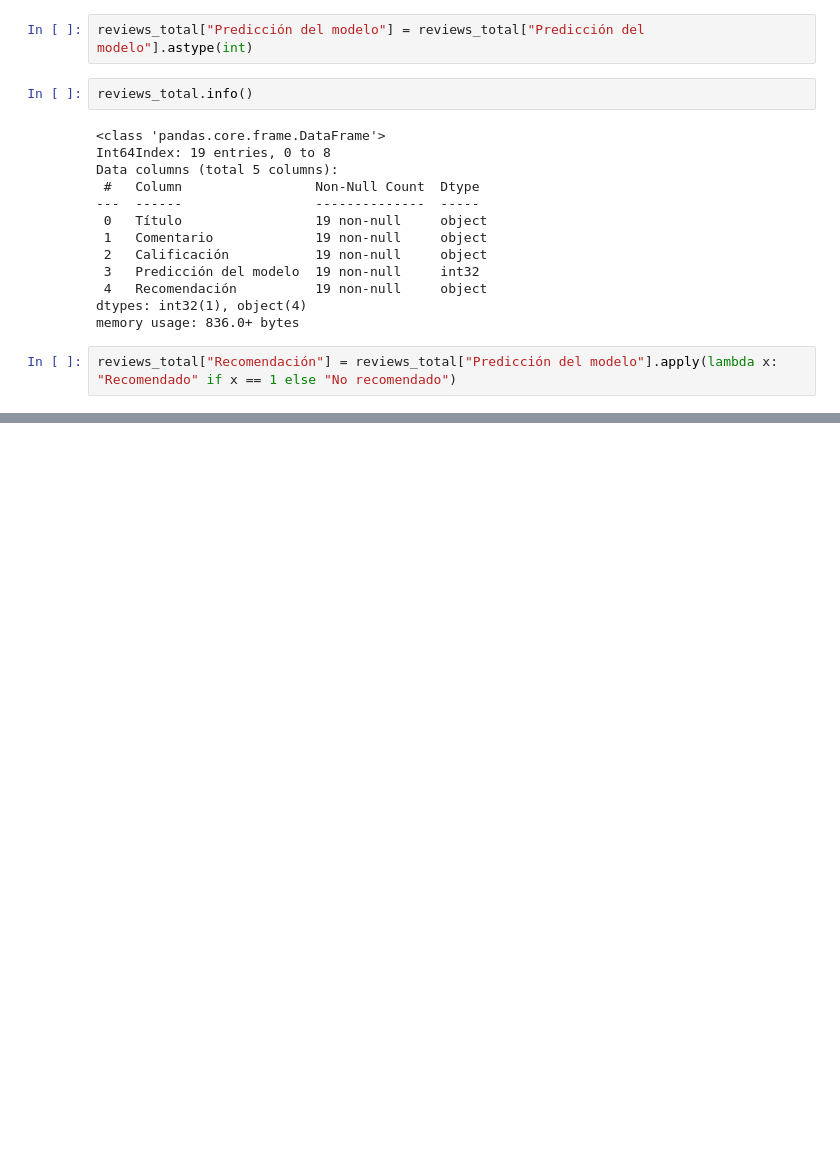
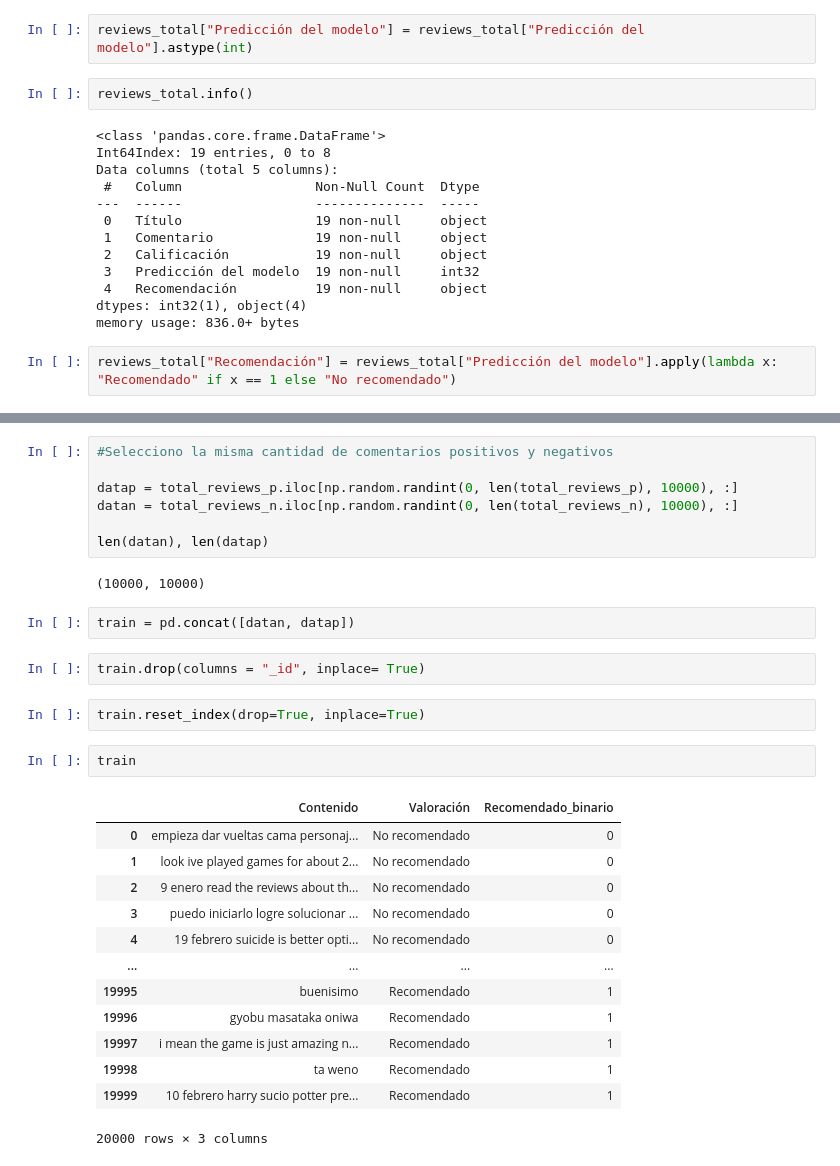
Before and after one commit to giottomillan/project_play, a Jupyter notebook: ML_sentiments/Notebook/modelo.ipynb, the cells around one changed output, grey strips where cells are left out. Saved outputs shown, nothing was run; the diff lists cells and outputs as text; blank space fills up the shorter version.

```diff
--- a/ML_sentiments/Notebook/Inicio.ipynb
+++ b/ML_sentiments/Notebook/modelo.ipynb
@@ -556,0 +730,31 @@ array([1], dtype=int64)
+# %%
+#Selecciono la misma cantidad de comentarios positivos y negativos
+
+datap = total_reviews_p.iloc[np.random.randint(0, len(total_reviews_p), 10000), :]
+datan = total_reviews_n.iloc[np.random.randint(0, len(total_reviews_n), 10000), :]
+
+len(datan), len(datap)
+# %% [output]
+(10000, 10000)
+# %%
+train = pd.concat([datan, datap])
+# %%
+train.drop(columns = "_id", inplace= True)
+# %%
+train.reset_index(drop=True, inplace=True)
+# %%
+train
+# %% [output]
+|  | Contenido | Valoración | Recomendado_binario |
+| 0 | empieza dar vueltas cama personaj... | No recomendado | 0 |
+| 1 | look ive played games for about 2... | No recomendado | 0 |
+| 2 | 9 enero read the reviews about th... | No recomendado | 0 |
+| 3 | puedo iniciarlo logre solucionar ... | No recomendado | 0 |
+| 4 | 19 febrero suicide is better opti... | No recomendado | 0 |
+| ... | ... | ... | ... |
+| 19995 | buenisimo | Recomendado | 1 |
+| 19996 | gyobu masataka oniwa | Recomendado | 1 |
+| 19997 | i mean the game is just amazing n... | Recomendado | 1 |
+| 19998 | ta weno | Recomendado | 1 |
+| 19999 | 10 febrero harry sucio potter pre... | Recomendado | 1 |
+20000 rows × 3 columns
```
Also changed, not shown: parts of 21 cells of this notebook, 10 other files.
